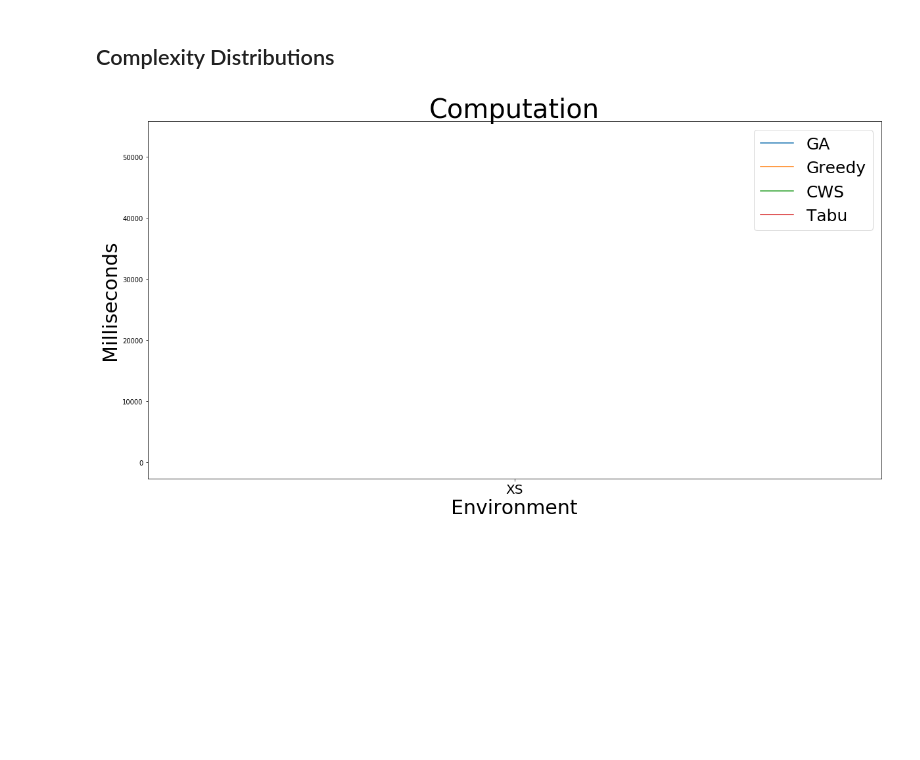
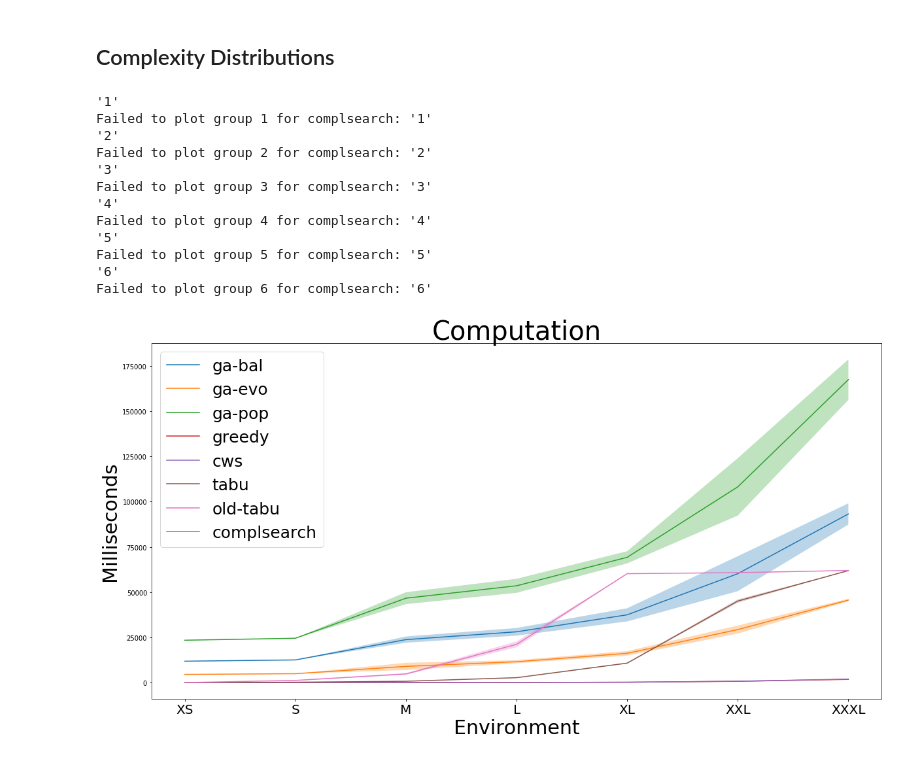
Before and after one commit to kex2019/warehouse_cpp, a Jupyter notebook: plots/DataExploration.ipynb, the cells around one changed output. Cells and saved outputs as stored; diff of their text form; code cells hidden in the pictures; blank space fills up the shorter version.

```diff
--- a/plots/DataExploration.ipynb
+++ b/plots/DataExploration.ipynb
@@ -232,15 +163,9 @@ Score Distribution Development
 # %%
 fig, ax = plt.subplots(1, figsize=(20, 10))
 
-Gs = [
-    ("GA", ga_G),
-    ("Greedy", greedy_G),
-    ("CWS", cws_G),
-    ("Tabu", tabu_G)
-]
-
 env_names = ["XS", "S", "M", "L", "XL", "XXL", "XXXL"]
-for name, G in Gs:
+for name, G in grps.items():
+    G = G["G"]
     packages = []
     means = []
     stds = []
@@ -259,7 +184,7 @@ for name, G in Gs:
     #print(len(means))
     sb.lineplot(packages[:len(means)], means, ax=ax, label=name)
     ax.legend(fontsize=25)
-    ax.fill_between(packages[:len(means)], means + stds * 3, means - stds * 3, alpha=0.3)
+    ax.fill_between(packages[:len(means)], means + stds * 3, means - stds * 3, alpha=0.1)
     ax.set_xticklabels(env_names, fontsize=20)
 
 
@@ -280,16 +211,11 @@ import ast
 
 fig, ax = plt.subplots(1, figsize=(20, 10))
 
-Gs = [
-    ("GA", ga_work_G),
-    ("Greedy", greedy_work_G),
-    ("CWS", cws_work_G),
-    ("Tabu", tabu_work_G)
-]
 
 env_names = ["XS", "S", "M", "L", "XL", "XXL", "XXXL"]
 
-for name, G in Gs:
+for name, G in grps_work.items():
+    G = G["G"]
     packages = []
     means = []
     stds = []
@@ -330,44 +262,53 @@ Complexity Distributions
 # %%
 fig, ax = plt.subplots(1, figsize=(20, 10))
 
-Gs = [
-    ("GA", ga_G),
-    ("Greedy", greedy_G),
-    ("CWS", cws_G),
-    ("Tabu", tabu_G)
-]
 
 env_names = ["XS", "S", "M", "L", "XL", "XXL", "XXXL"]
 
-for name, G in Gs:
+for name, G in grps.items():
+    G = G["G"]
     packages = []
     means = []
     stds = []
     for group in available_groups:
         try:
             g = G.get_group(group)
             packages.append(group)
 
             means.append(g["computation"].mean())
             stds.append(g["computation"].std())
         except Exception as e:
+            print(e)
             print("Failed to plot group %s for %s: %s" % (group, name, str(e)))
 
     means = np.array(means)
     stds = np.array(stds)
+    #sb.scatterplot(packages, means, ax=ax)
     sb.lineplot(packages, means, ax=ax, label=name)
     ax.legend(fontsize=25)
     ax.fill_between(packages, means + stds * 3, means - stds * 3, alpha=0.3)
     ax.set_xticklabels(env_names, fontsize=20)
 
 
 
 ax.set_title("Computation", fontsize=40)
 ax.set_xlabel("Environment", fontsize=30)
 ax.set_ylabel("Milliseconds", fontsize=30)
 
 fig.savefig("outputs/algorithm_workload_summary.pdf", bbox_inches='tight')
 
 plt.show()
 # %% [output]
+'1'
+Failed to plot group 1 for complsearch: '1'
+'2'
+Failed to plot group 2 for complsearch: '2'
+'3'
+Failed to plot group 3 for complsearch: '3'
+'4'
+Failed to plot group 4 for complsearch: '4'
+'5'
+Failed to plot group 5 for complsearch: '5'
+'6'
+Failed to plot group 6 for complsearch: '6'
-[figure, old version]
+[figure, new version]
```
Also changed, not shown: parts of 8 cells of this notebook, 17 other files.
